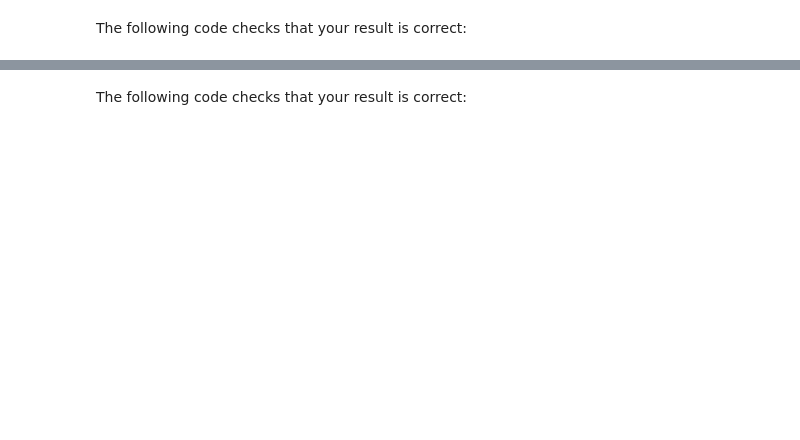
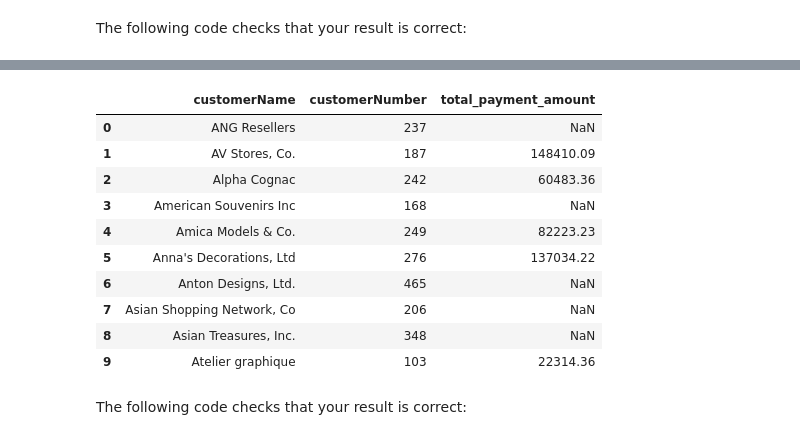
Before and after one commit to asphodelian/SQL-Exploration, a Jupyter notebook: SQL_Lab_Assignment_1.ipynb, the cells around one changed output, grey strips where cells are left out. Saved outputs shown, nothing was run; the diff lists cells and outputs as text; code cells hidden in the pictures; blank space fills up the shorter version.

```diff
--- a/SQL_Lab_Assignment_1.ipynb
+++ b/SQL_Lab_Assignment_1.ipynb
@@ -374,11 +370,34 @@ The three columns selected should be `customerName`, `customerNumber` and `total
 # %%
 # Replace None with appropriate SQL code
 q6 = """
-None
+SELECT
+    customerName,
+    customers.customerNumber,
+    SUM(amount) as total_payment_amount
+FROM
+    customers
+LEFT JOIN
+    payments
+ON
+    customers.customerNumber = payments.customerNumber
+GROUP BY
+    customerName
 ;
 """
 q6_result = pd.read_sql(q6, conn)
-q6_result
+q6_result.head(10)
+# %% [output]
+|  | customerName | customerNumber | total_payment_amount |
+| 0 | ANG Resellers | 237 | NaN |
+| 1 | AV Stores, Co. | 187 | 148410.09 |
+| 2 | Alpha Cognac | 242 | 60483.36 |
+| 3 | American Souvenirs Inc | 168 | NaN |
+| 4 | Amica Models & Co. | 249 | 82223.23 |
+| 5 | Anna's Decorations, Ltd | 276 | 137034.22 |
+| 6 | Anton Designs, Ltd. | 465 | NaN |
+| 7 | Asian Shopping Network, Co | 206 | NaN |
+| 8 | Asian Treasures, Inc. | 348 | NaN |
+| 9 | Atelier graphique | 103 | 22314.36 |
 # %% [markdown]
 The following code checks that your result is correct:
 # %%
```
Also changed, not shown: parts of 2 cells of this notebook.
